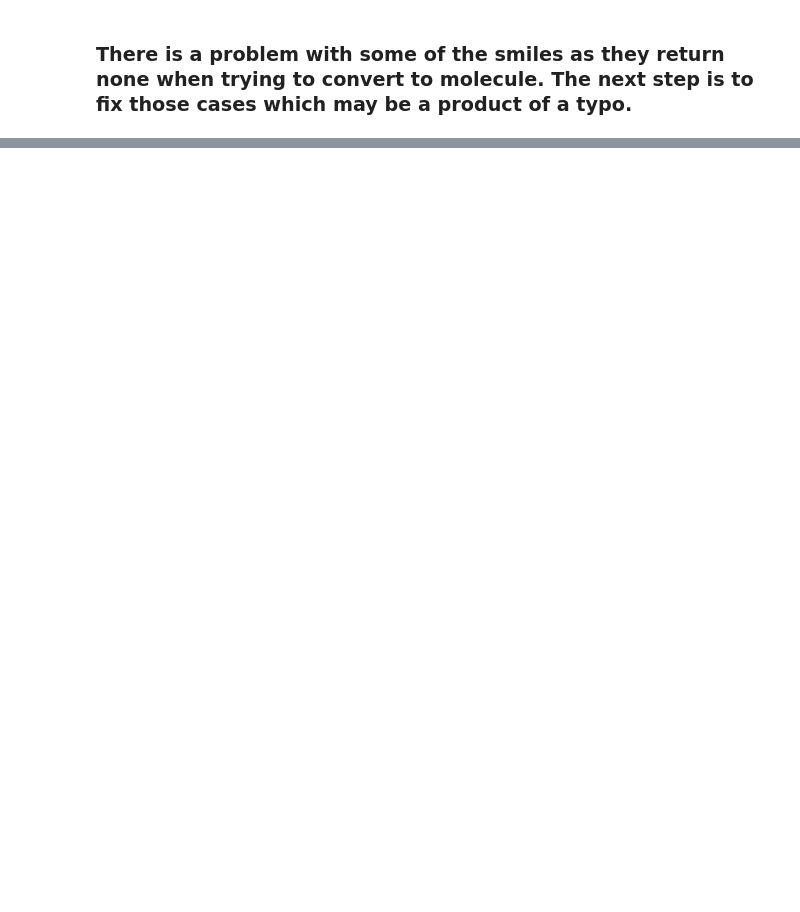
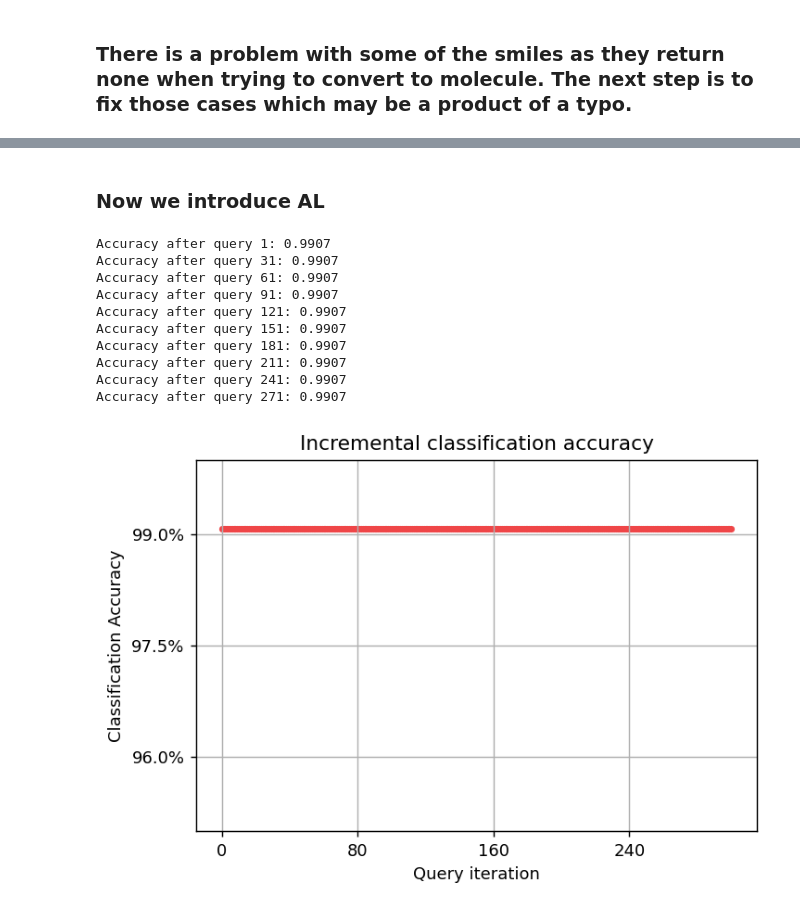
Before and after one commit to pharmbio/Thesis_ActLearn_DOP_2022, a Jupyter notebook: data/active_learning/AL_implementation.ipynb, the cells around one changed output, grey strips where cells are left out. Drawn from its saved outputs; the diff is of its cells as text; code cells hidden in the pictures; blank space fills up the shorter version.

```diff
--- a/data/active_learning/AL_implementation.ipynb
+++ b/data/active_learning/AL_implementation.ipynb
@@ -103,0 +180,40 @@ for idx in corrupted_smiles_idx_list:
+# %% [markdown]
+### Now we introduce AL
+# %%
+N_QUERIES = 300
+performance_history = [unqueried_score]
+
+# Allow our model to query our unlabeled dataset for the most
+# informative points according to our query strategy (uncertainty sampling).
+for index in range(N_QUERIES):
+    query_index, query_instance = learner.query(x_pool)
+
+    # Teach our ActiveLearner model the record it has requested.
+    XX, yy = x_pool[query_index].reshape(1, -1), y_pool[query_index].reshape(1, )
+    learner.teach(X=XX, y=yy)
+
+    # Remove the queried instance from the unlabeled pool.
+    x_pool, y_pool = np.delete(x_pool, query_index, axis=0), np.delete(y_pool, query_index)
+
+    # Calculate and report our model's accuracy.
+    model_accuracy = learner.score(x_test, y_test)
+
+    if index % 30 == 0:
+        print('Accuracy after query {n}: {acc:0.4f}'.format(n=index + 1, acc=model_accuracy))
+
+    # Save our model's performance for plotting.
+    performance_history.append(model_accuracy)
+
+fun.plot_incremental_accuracy(performance_history, save = True, figure_name = 'knn3_0.2_0.25_uncesamp')
+# %% [output]
+Accuracy after query 1: 0.9907
+Accuracy after query 31: 0.9907
+Accuracy after query 61: 0.9907
+Accuracy after query 91: 0.9907
+Accuracy after query 121: 0.9907
+Accuracy after query 151: 0.9907
+Accuracy after query 181: 0.9907
+Accuracy after query 211: 0.9907
+Accuracy after query 241: 0.9907
+Accuracy after query 271: 0.9907
+[figure, added]
```
Also changed, not shown: parts of 8 cells of this notebook, 3 other files.
